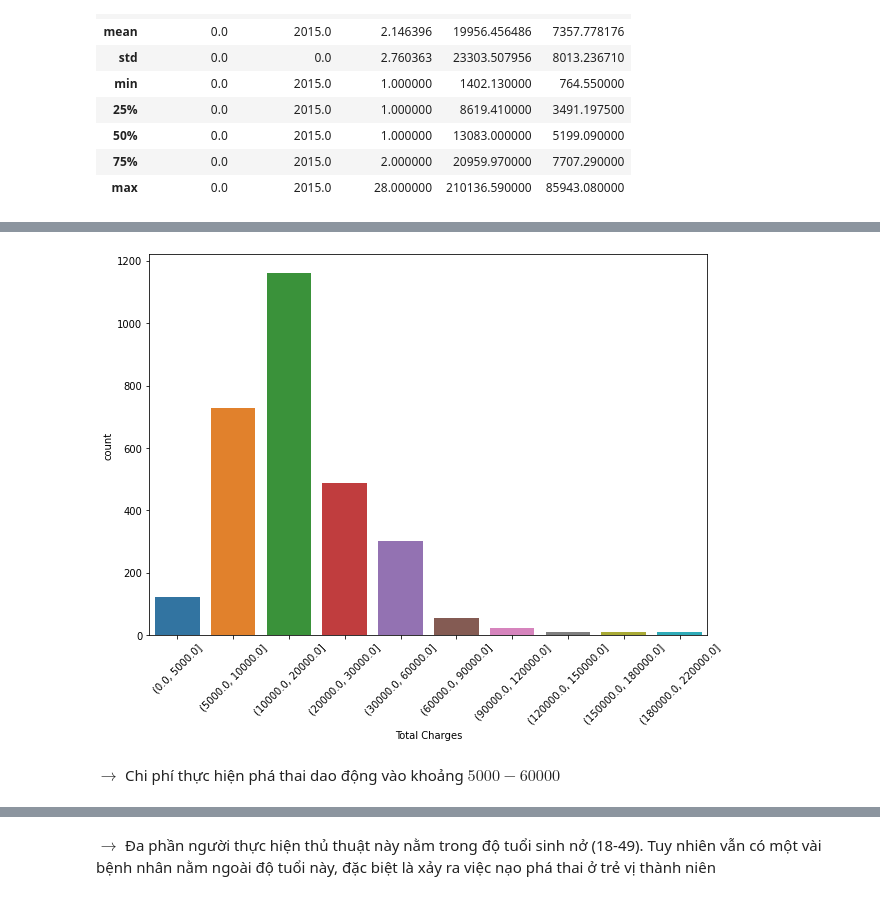
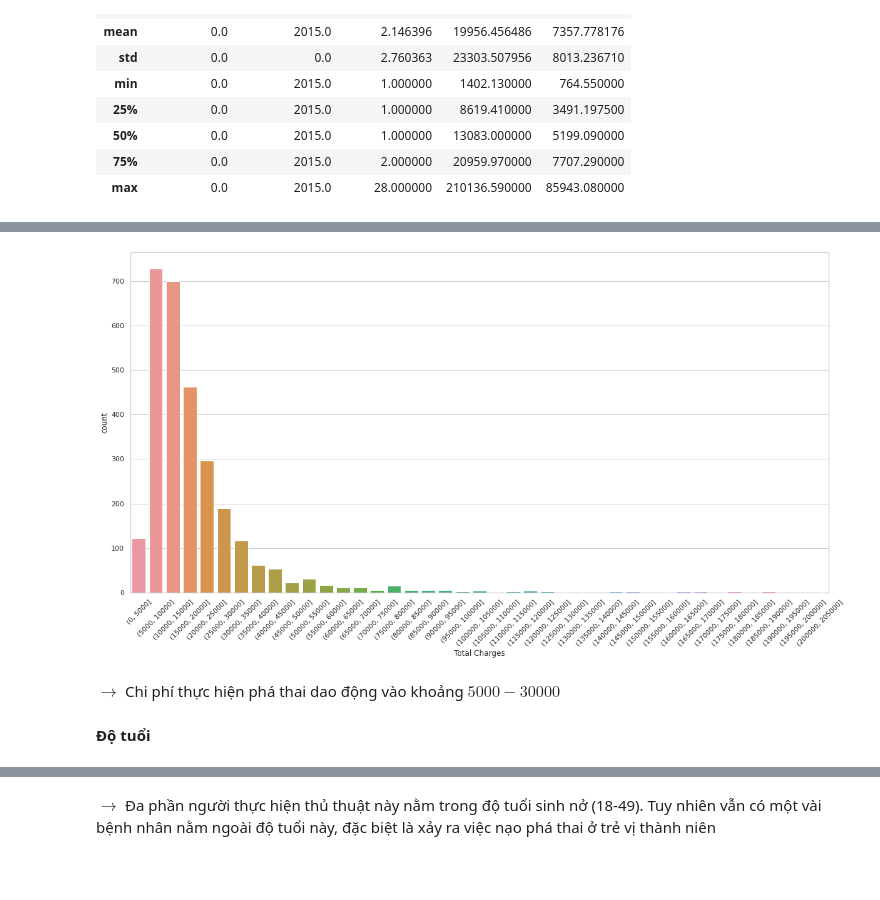
Before and after one commit to viplazylmht/P4DS_final, a Jupyter notebook: P4DS_Final.ipynb, the cells around one changed output, grey strips where cells are left out. Saved outputs shown, nothing was run; the diff lists cells and outputs as text; code cells hidden in the pictures; blank space fills up the shorter version.

```diff
--- a/P4DS_Final.ipynb
+++ b/P4DS_Final.ipynb
@@ -36,6 +36,7 @@ import pandas as pd
 import matplotlib.pyplot as plt
 import scipy.stats
 import seaborn as sns
+sns.set_theme(style="whitegrid")
 
 import warnings
 warnings.simplefilter(action='ignore')
@@ -485,5 +517,5 @@ abortion_df.groupby('Type of Admission').get_group('Elective').describe()
 | 75% | 0.0 | 2015.0 | 2.000000 | 20959.970000 | 7707.290000 |
 | max | 0.0 | 2015.0 | 28.000000 | 210136.590000 | 85943.080000 |
 # %%
-cost_dict = pd.cut(abortion_df['Total Charges'], bins=[0, 5e3, 1e4, 2e4, 3e4, 6e4, 9e4, 12e4, 15e4, 18e4, 22e4])
-cost_dict.value_counts()
+cost_dict = pd.cut(abortion_df['Total Charges'], bins=list(range(0, 210000, 5000)))
+# cost_dict.value_counts()
@@ -502,12 +522,14 @@ Name: Total Charges, dtype: int64
 # %%
-plt.subplots(figsize=(10,7))
+plt.subplots(figsize=(20,10))
 sns.countplot(cost_dict)
 plt.xticks(rotation=45)
 plt.show()
 # %% [output]
-[figure, old version]
+[figure, new version]
 # %% [markdown]
-$\rightarrow $ Chi phí thực hiện phá thai dao động vào khoảng $5000 - 60000$
+$\rightarrow $ Chi phí thực hiện phá thai dao động vào khoảng $5000 - 30000$
+# %% [markdown]
+**Độ tuổi**
 # %%
 plt.subplots(figsize=(10, 8))
 abortion_df['Age Group'].value_counts().plot.pie(autopct='%.2f', labels=None)
```
Also changed, not shown: parts of 12 cells of this notebook.
